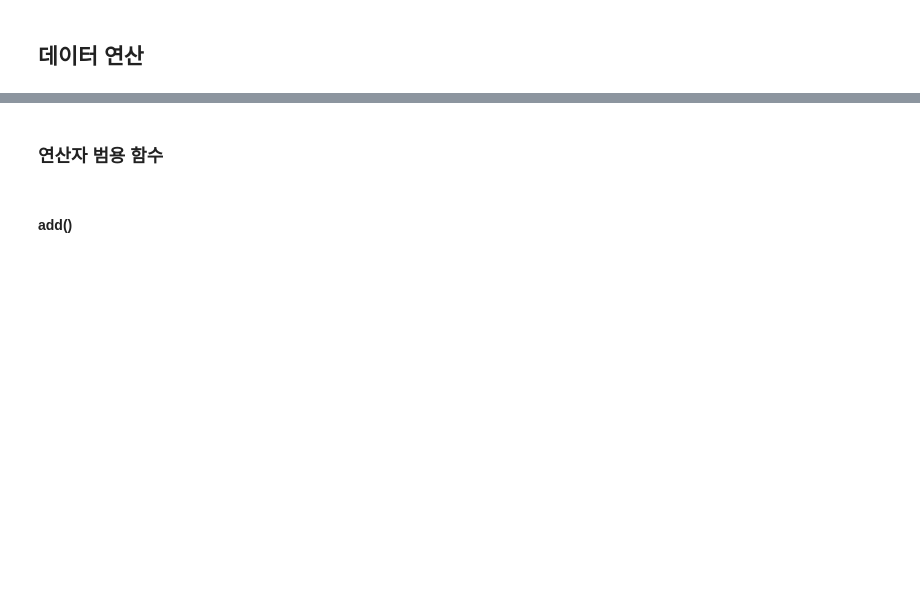
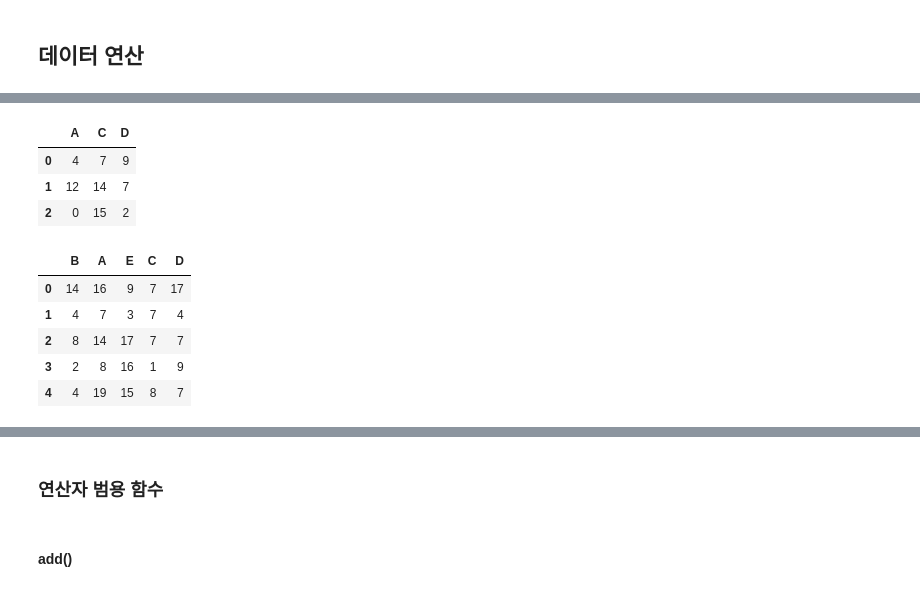
Before and after one commit to ggpp200/corap, a Jupyter notebook: _Pandas_한번에_제대로!!.ipynb, the cells around one changed output, grey strips where cells are left out. Cells and saved outputs as stored; diff of their text form; code cells hidden in the pictures; blank space fills up the shorter version.

```diff
--- a/_Pandas_한번에_제대로!!.ipynb
+++ b/_Pandas_한번에_제대로!!.ipynb
@@ -865,0 +1028,19 @@ mdf['c2']
+# %%
+df1 = pd.DataFrame(np.random.randint(0, 20, (3, 3)), columns = list('ACD'))
+df1
+# 0에서 20 가지중에 3,3개뽑기, 인덱스 = 지정 x, columns = 리스트 ACD
+# %% [output]
+|  | A | C | D |
+| 0 | 4 | 7 | 9 |
+| 1 | 12 | 14 | 7 |
+| 2 | 0 | 15 | 2 |
+# %%
+df2 = pd.DataFrame(np.random.randint(0, 20, (5, 5)), columns = list('BAECD'))
+df2
+# %% [output]
+|  | B | A | E | C | D |
+| 0 | 14 | 16 | 9 | 7 | 17 |
+| 1 | 4 | 7 | 3 | 7 | 4 |
+| 2 | 8 | 14 | 17 | 7 | 7 |
+| 3 | 2 | 8 | 16 | 1 | 9 |
+| 4 | 4 | 19 | 15 | 8 | 7 |
```
Also changed, not shown: parts of 44 cells of this notebook.
